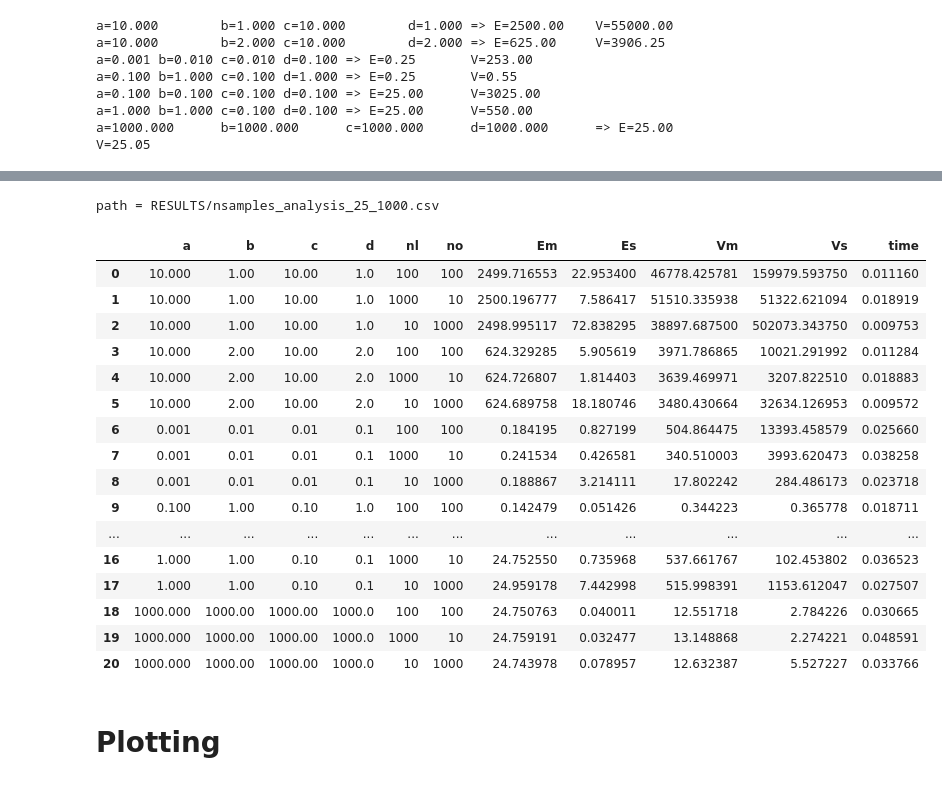
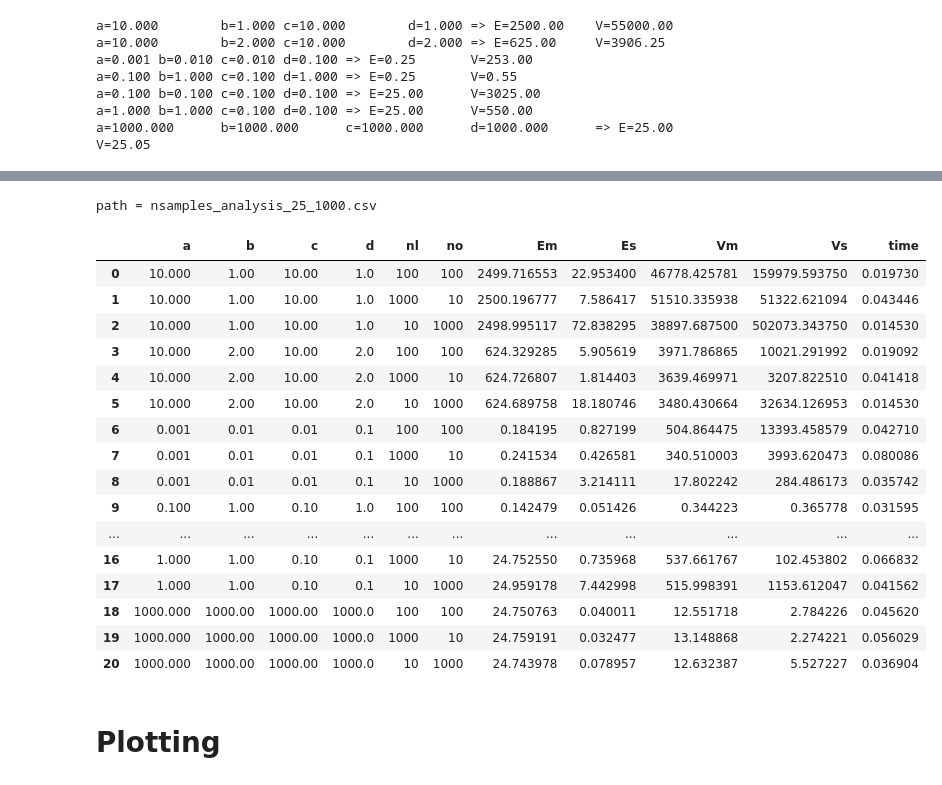
Before and after one commit to tkusmierczyk/bayesian_hyperparameters_matching, a Jupyter notebook: pmf_estimators_analysis.ipynb, the cells around one changed output, grey strips where cells are left out. Saved outputs shown, nothing was run; the diff lists cells and outputs as text; code cells hidden in the pictures.

```diff
--- a/pmf_estimators_analysis.ipynb
+++ b/pmf_estimators_analysis.ipynb
@@ -129,28 +129,28 @@ a=1000.00       b=1000.00       c=1000.00       d=1000.00       nl=10 no=1000 =>
 # %%
-path = "RESULTS/nsamples_analysis_%s_%s.csv" % (K, nruns)
+path = "nsamples_analysis_%s_%s.csv" % (K, nruns)
 print("path = %s" % path)
 pd.DataFrame(results).to_csv(path, index=False, header=False)
 df = pd.read_csv(path, header=None).rename(columns=dict(enumerate(["a", "b", "c", "d", "nl", "no", "Em", "Es", "Vm", "Vs", "time"])))
 df
 # %% [output]
-path = RESULTS/nsamples_analysis_25_1000.csv
+path = nsamples_analysis_25_1000.csv
 |  | a | b | c | d | nl | no | Em | Es | Vm | Vs | time |
-| 0 | 10.000 | 1.00 | 10.00 | 1.0 | 100 | 100 | 2499.716553 | 22.953400 | 46778.425781 | 159979.593750 | 0.011160 |
-| 1 | 10.000 | 1.00 | 10.00 | 1.0 | 1000 | 10 | 2500.196777 | 7.586417 | 51510.335938 | 51322.621094 | 0.018919 |
-| 2 | 10.000 | 1.00 | 10.00 | 1.0 | 10 | 1000 | 2498.995117 | 72.838295 | 38897.687500 | 502073.343750 | 0.009753 |
-| 3 | 10.000 | 2.00 | 10.00 | 2.0 | 100 | 100 | 624.329285 | 5.905619 | 3971.786865 | 10021.291992 | 0.011284 |
-| 4 | 10.000 | 2.00 | 10.00 | 2.0 | 1000 | 10 | 624.726807 | 1.814403 | 3639.469971 | 3207.822510 | 0.018883 |
-| 5 | 10.000 | 2.00 | 10.00 | 2.0 | 10 | 1000 | 624.689758 | 18.180746 | 3480.430664 | 32634.126953 | 0.009572 |
-| 6 | 0.001 | 0.01 | 0.01 | 0.1 | 100 | 100 | 0.184195 | 0.827199 | 504.864475 | 13393.458579 | 0.025660 |
-| 7 | 0.001 | 0.01 | 0.01 | 0.1 | 1000 | 10 | 0.241534 | 0.426581 | 340.510003 | 3993.620473 | 0.038258 |
-| 8 | 0.001 | 0.01 | 0.01 | 0.1 | 10 | 1000 | 0.188867 | 3.214111 | 17.802242 | 284.486173 | 0.023718 |
-| 9 | 0.100 | 1.00 | 0.10 | 1.0 | 100 | 100 | 0.142479 | 0.051426 | 0.344223 | 0.365778 | 0.018711 |
+| 0 | 10.000 | 1.00 | 10.00 | 1.0 | 100 | 100 | 2499.716553 | 22.953400 | 46778.425781 | 159979.593750 | 0.019730 |
+| 1 | 10.000 | 1.00 | 10.00 | 1.0 | 1000 | 10 | 2500.196777 | 7.586417 | 51510.335938 | 51322.621094 | 0.043446 |
+| 2 | 10.000 | 1.00 | 10.00 | 1.0 | 10 | 1000 | 2498.995117 | 72.838295 | 38897.687500 | 502073.343750 | 0.014530 |
+| 3 | 10.000 | 2.00 | 10.00 | 2.0 | 100 | 100 | 624.329285 | 5.905619 | 3971.786865 | 10021.291992 | 0.019092 |
+| 4 | 10.000 | 2.00 | 10.00 | 2.0 | 1000 | 10 | 624.726807 | 1.814403 | 3639.469971 | 3207.822510 | 0.041418 |
+| 5 | 10.000 | 2.00 | 10.00 | 2.0 | 10 | 1000 | 624.689758 | 18.180746 | 3480.430664 | 32634.126953 | 0.014530 |
+| 6 | 0.001 | 0.01 | 0.01 | 0.1 | 100 | 100 | 0.184195 | 0.827199 | 504.864475 | 13393.458579 | 0.042710 |
+| 7 | 0.001 | 0.01 | 0.01 | 0.1 | 1000 | 10 | 0.241534 | 0.426581 | 340.510003 | 3993.620473 | 0.080086 |
+| 8 | 0.001 | 0.01 | 0.01 | 0.1 | 10 | 1000 | 0.188867 | 3.214111 | 17.802242 | 284.486173 | 0.035742 |
+| 9 | 0.100 | 1.00 | 0.10 | 1.0 | 100 | 100 | 0.142479 | 0.051426 | 0.344223 | 0.365778 | 0.031595 |
 | ... | ... | ... | ... | ... | ... | ... | ... | ... | ... | ... | ... |
-| 16 | 1.000 | 1.00 | 0.10 | 0.1 | 1000 | 10 | 24.752550 | 0.735968 | 537.661767 | 102.453802 | 0.036523 |
-| 17 | 1.000 | 1.00 | 0.10 | 0.1 | 10 | 1000 | 24.959178 | 7.442998 | 515.998391 | 1153.612047 | 0.027507 |
-| 18 | 1000.000 | 1000.00 | 1000.00 | 1000.0 | 100 | 100 | 24.750763 | 0.040011 | 12.551718 | 2.784226 | 0.030665 |
-| 19 | 1000.000 | 1000.00 | 1000.00 | 1000.0 | 1000 | 10 | 24.759191 | 0.032477 | 13.148868 | 2.274221 | 0.048591 |
-| 20 | 1000.000 | 1000.00 | 1000.00 | 1000.0 | 10 | 1000 | 24.743978 | 0.078957 | 12.632387 | 5.527227 | 0.033766 |
+| 16 | 1.000 | 1.00 | 0.10 | 0.1 | 1000 | 10 | 24.752550 | 0.735968 | 537.661767 | 102.453802 | 0.066832 |
+| 17 | 1.000 | 1.00 | 0.10 | 0.1 | 10 | 1000 | 24.959178 | 7.442998 | 515.998391 | 1153.612047 | 0.041562 |
+| 18 | 1000.000 | 1000.00 | 1000.00 | 1000.0 | 100 | 100 | 24.750763 | 0.040011 | 12.551718 | 2.784226 | 0.045620 |
+| 19 | 1000.000 | 1000.00 | 1000.00 | 1000.0 | 1000 | 10 | 24.759191 | 0.032477 | 13.148868 | 2.274221 | 0.056029 |
+| 20 | 1000.000 | 1000.00 | 1000.00 | 1000.0 | 10 | 1000 | 24.743978 | 0.078957 | 12.632387 | 5.527227 | 0.036904 |
 # %% [markdown]
 # Plotting
 # %%
```
Also changed, not shown: parts of 11 cells of this notebook, 3 other files.
